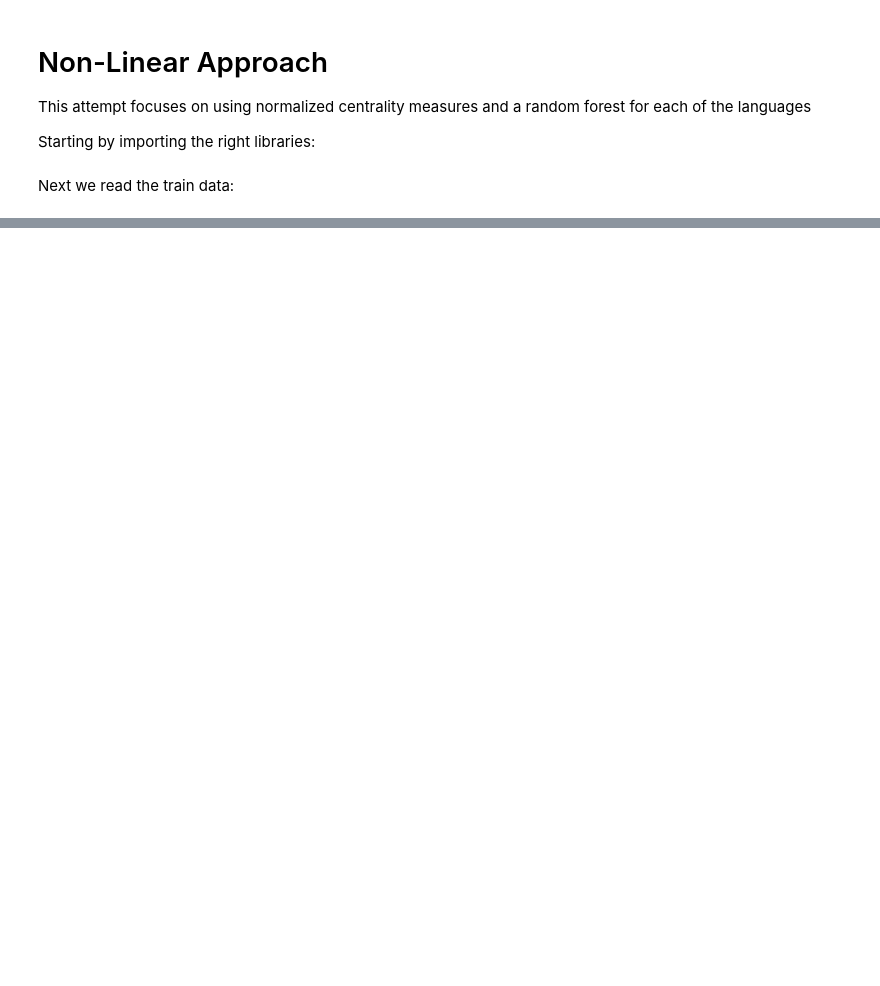
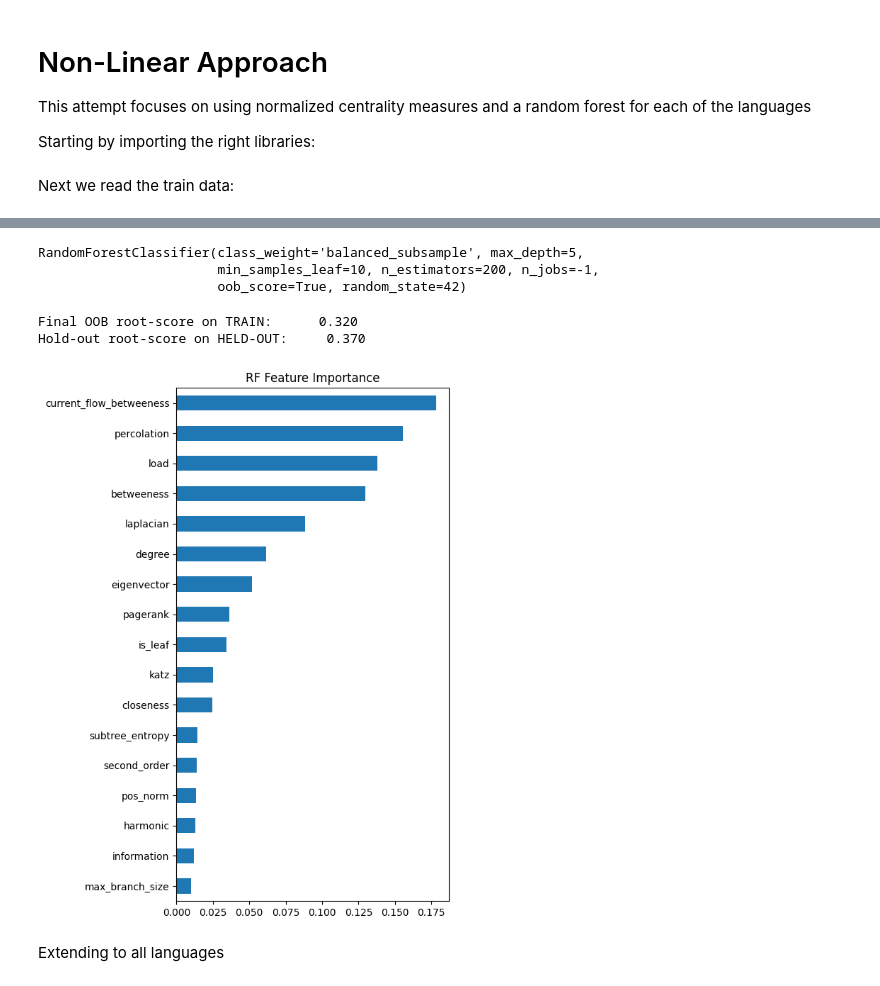
Before and after one commit to stef4k/ml-project-root-node-in-free-tree, a Jupyter notebook: notebooks/non-linear_model.ipynb, the cells around one changed output, grey strips where cells are left out. Drawn from its saved outputs; the diff is of its cells as text; code cells hidden in the pictures; blank space fills up the shorter version.

```diff
--- a/notebooks/non-linear_model.ipynb
+++ b/notebooks/non-linear_model.ipynb
@@ -235,0 +57,16 @@ statistics.mean(score)
+# %%
+def root_score(sent_ids, y_true, probs):
+    dfp = pd.DataFrame({'sent': sent_ids, 'y': y_true, 'p': probs})
+    picks = dfp.loc[dfp.groupby('sent')['p'].idxmax()]
+    return (picks.y == 1).mean()
+# %%
+param_grid = {
+    'n_estimators':     [100, 200, 500],
+    'max_depth':        [5, 10, 20, None],
+    'min_samples_leaf': [5, 10, 20],
+    'max_features':     ['sqrt', 'log2', 0.5],
+    'class_weight':     ['balanced_subsample']
+}
+# %%
+best_oob = -1.0
+best_params = None
@@ -235,0 +122,33 @@ statistics.mean(score)
+# %%
+# Refit on ALL training data with those best params
+rf_final = RandomForestClassifier(
+    **best_params,
+    class_weight='balanced_subsample',
+    oob_score=True,
+    random_state=42,
+    n_jobs=-1
+)
+rf_final.fit(X_train_s, y_train)
+# %% [output]
+RandomForestClassifier(class_weight='balanced_subsample', max_depth=5,
+                       min_samples_leaf=10, n_estimators=200, n_jobs=-1,
+                       oob_score=True, random_state=42)
+# %%
+# Final OOB & hold‐out
+final_oob = root_score(sent_train, y_train, rf_final.oob_decision_function_[:,1])
+hold     = root_score(sent_hold,  y_hold,  rf_final.predict_proba(X_hold_s)[:,1])
+print(f"Final OOB root‐score on TRAIN:      {final_oob:.3f}")
+print(f"Hold‐out root‐score on HELD‐OUT:     {hold:.3f}")
+# %% [output]
+Final OOB root‐score on TRAIN:      0.320
+Hold‐out root‐score on HELD‐OUT:     0.370
+# %%
+# Feature importances
+importances = pd.Series(rf_final.feature_importances_, index=FEATURES)
+importances.sort_values().plot.barh(figsize=(6,8), title="RF Feature Importance")
+plt.tight_layout()
+plt.show()
+# %% [output]
+[figure, added]
+# %% [markdown]
+Extending to all languages
```
Also changed, not shown: parts of 31 cells of this notebook, 6 other files.
